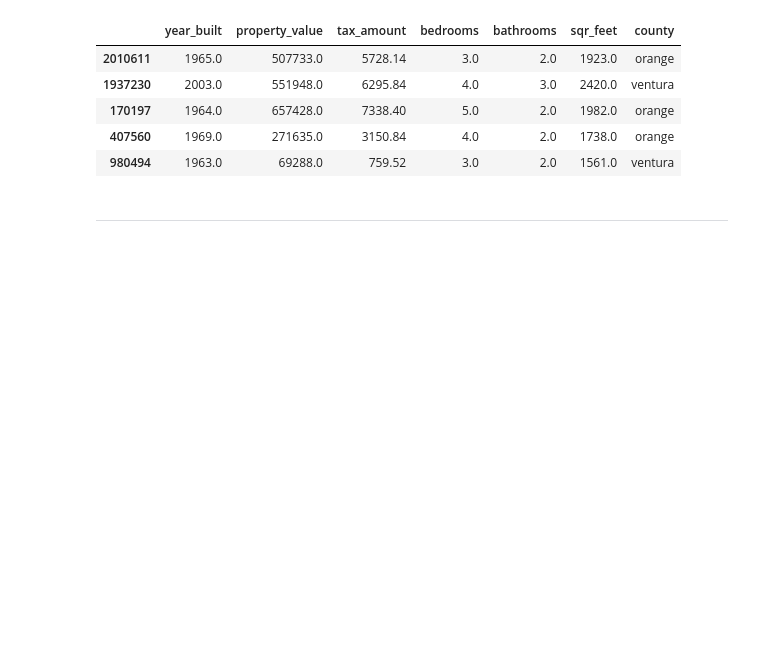
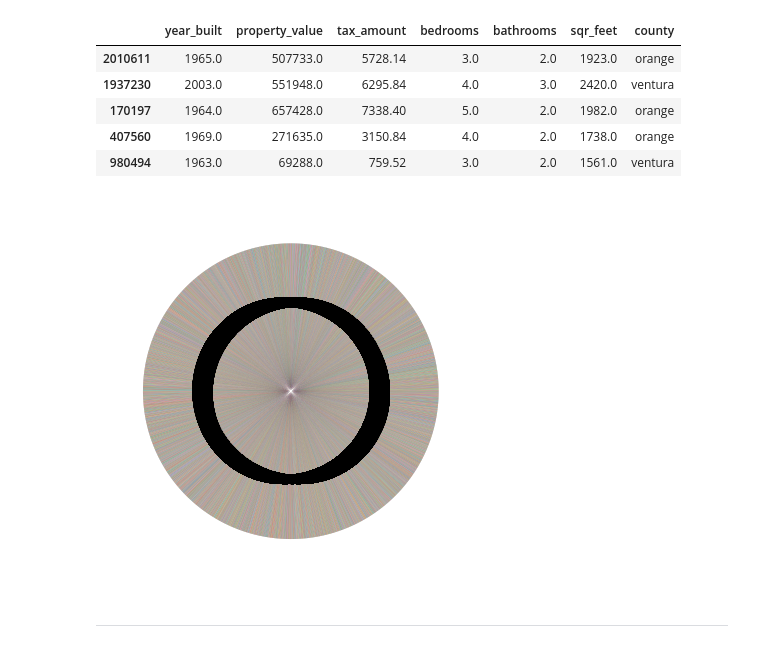
Before and after one commit to EstebanHernandez0/Zillow_Project, a Jupyter notebook: Final_Report1.ipynb, the cells around one changed output. Drawn from its saved outputs; the diff is of its cells as text; code cells hidden in the pictures; blank space fills up the shorter version.

```diff
--- a/Final_Report1.ipynb
+++ b/Final_Report1.ipynb
@@ -85,6 +89,11 @@ train.head()
 | 170197 | 1964.0 | 657428.0 | 7338.40 | 5.0 | 2.0 | 1982.0 | orange |
 | 407560 | 1969.0 | 271635.0 | 3150.84 | 4.0 | 2.0 | 1738.0 | orange |
 | 980494 | 1963.0 | 69288.0 | 759.52 | 3.0 | 2.0 | 1561.0 | ventura |
+# %%
+plt.pie(data= train.sample(11000),x= 'property_value', autopct='%.0f%%')
+plt.show()
+# %% [output]
+[figure, added]
 # %% [markdown]
 ----
 # %% [markdown]
```
Also changed, not shown: parts of 1 cell of this notebook.
